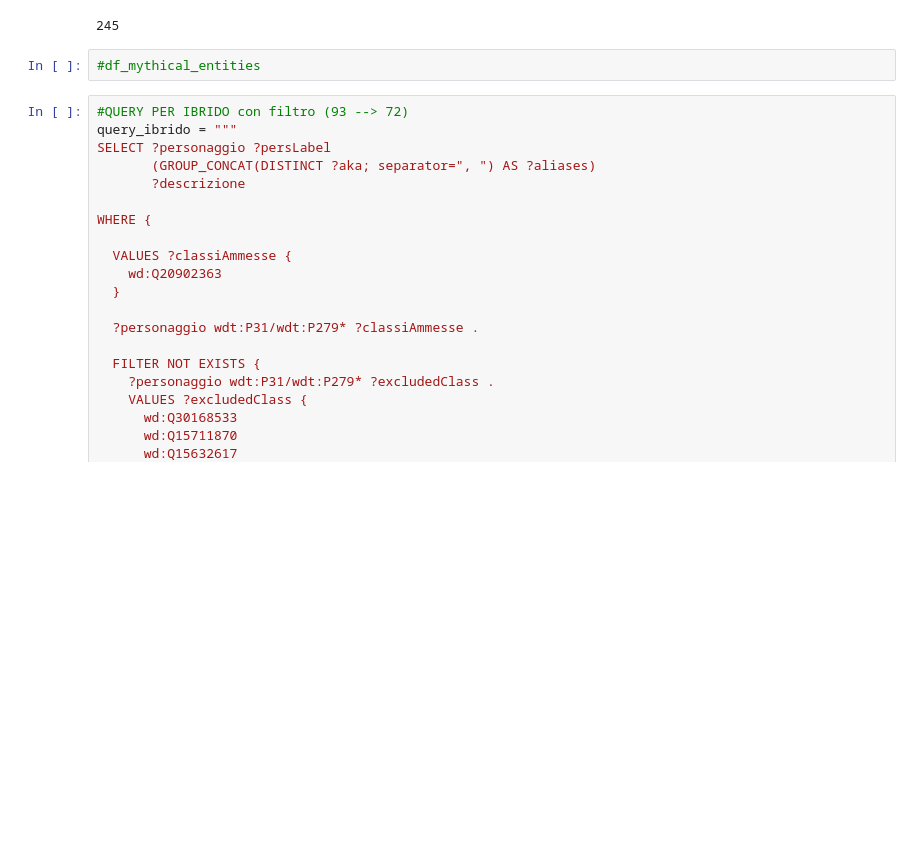
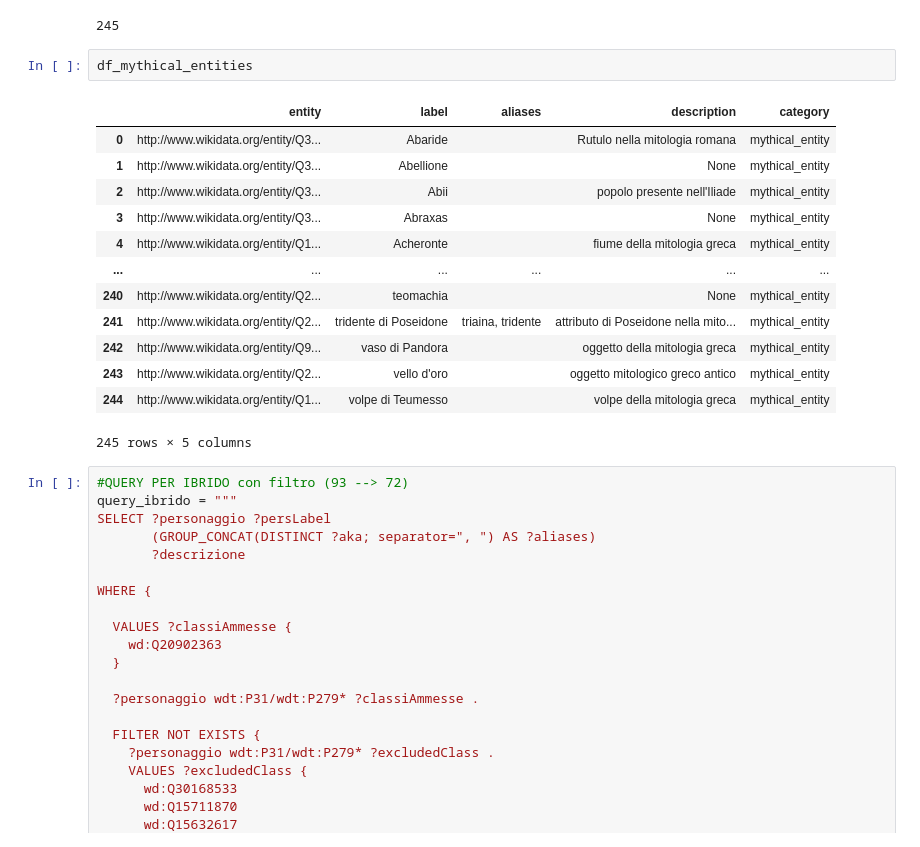
Before and after one commit to Info-Viz/DataNymphs, a Jupyter notebook: wikidata_df.ipynb, the cells around one changed output. Saved outputs shown, nothing was run; the diff lists cells and outputs as text; blank space fills up the shorter version.

```diff
--- a/wikidata_df.ipynb
+++ b/wikidata_df.ipynb
@@ -404,7 +404,21 @@ print(len(df_mythical_entities))
 # %% [output]
 245
 # %%
-#df_mythical_entities
+df_mythical_entities
+# %% [output]
+|  | entity | label | aliases | description | category |
+| 0 | http://www.wikidata.org/entity/Q3... | Abaride |  | Rutulo nella mitologia romana | mythical_entity |
+| 1 | http://www.wikidata.org/entity/Q3... | Abellione |  | None | mythical_entity |
+| 2 | http://www.wikidata.org/entity/Q3... | Abii |  | popolo presente nell'Iliade | mythical_entity |
+| 3 | http://www.wikidata.org/entity/Q3... | Abraxas |  | None | mythical_entity |
+| 4 | http://www.wikidata.org/entity/Q1... | Acheronte |  | fiume della mitologia greca | mythical_entity |
+| ... | ... | ... | ... | ... | ... |
+| 240 | http://www.wikidata.org/entity/Q2... | teomachia |  | None | mythical_entity |
+| 241 | http://www.wikidata.org/entity/Q2... | tridente di Poseidone | triaina, tridente | attributo di Poseidone nella mito... | mythical_entity |
+| 242 | http://www.wikidata.org/entity/Q9... | vaso di Pandora |  | oggetto della mitologia greca | mythical_entity |
+| 243 | http://www.wikidata.org/entity/Q2... | vello d'oro |  | oggetto mitologico greco antico | mythical_entity |
+| 244 | http://www.wikidata.org/entity/Q1... | volpe di Teumesso |  | volpe della mitologia greca | mythical_entity |
+245 rows × 5 columns
 # %%
 #QUERY PER IBRIDO con filtro (93 --> 72)
 query_ibrido = """
```
Also changed, not shown: parts of 10 cells of this notebook.
